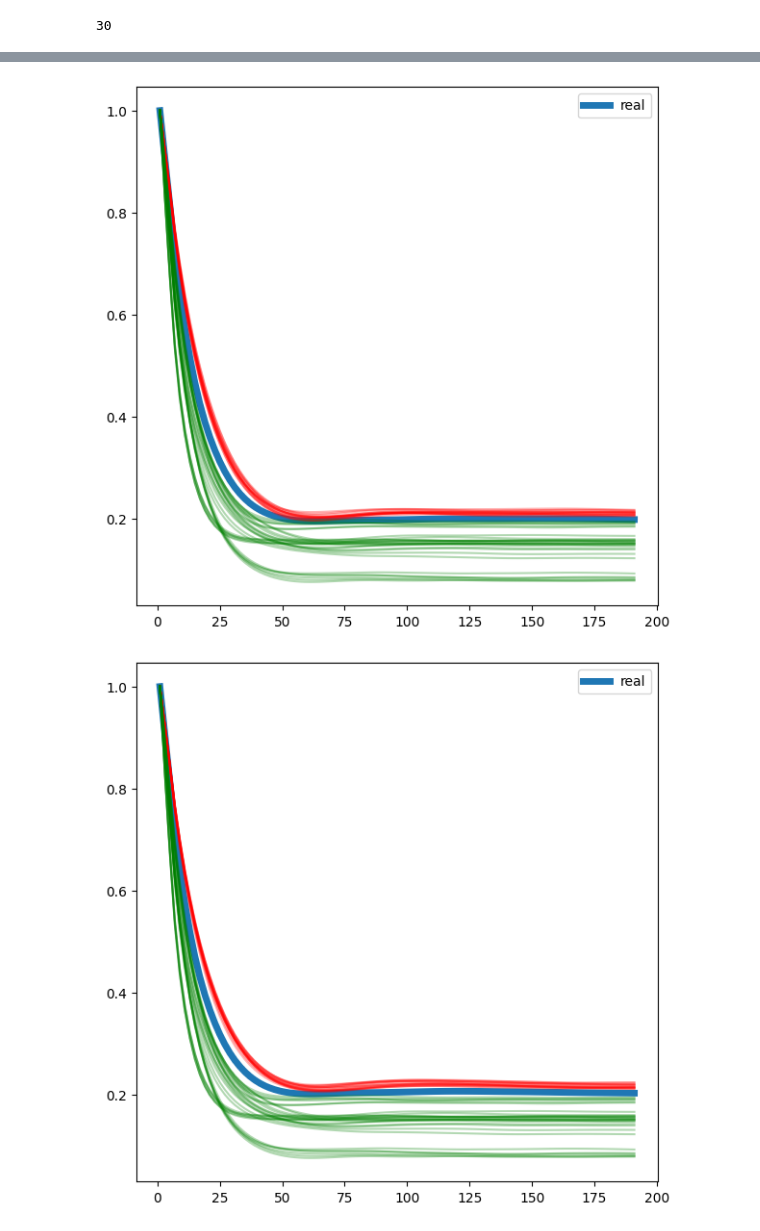
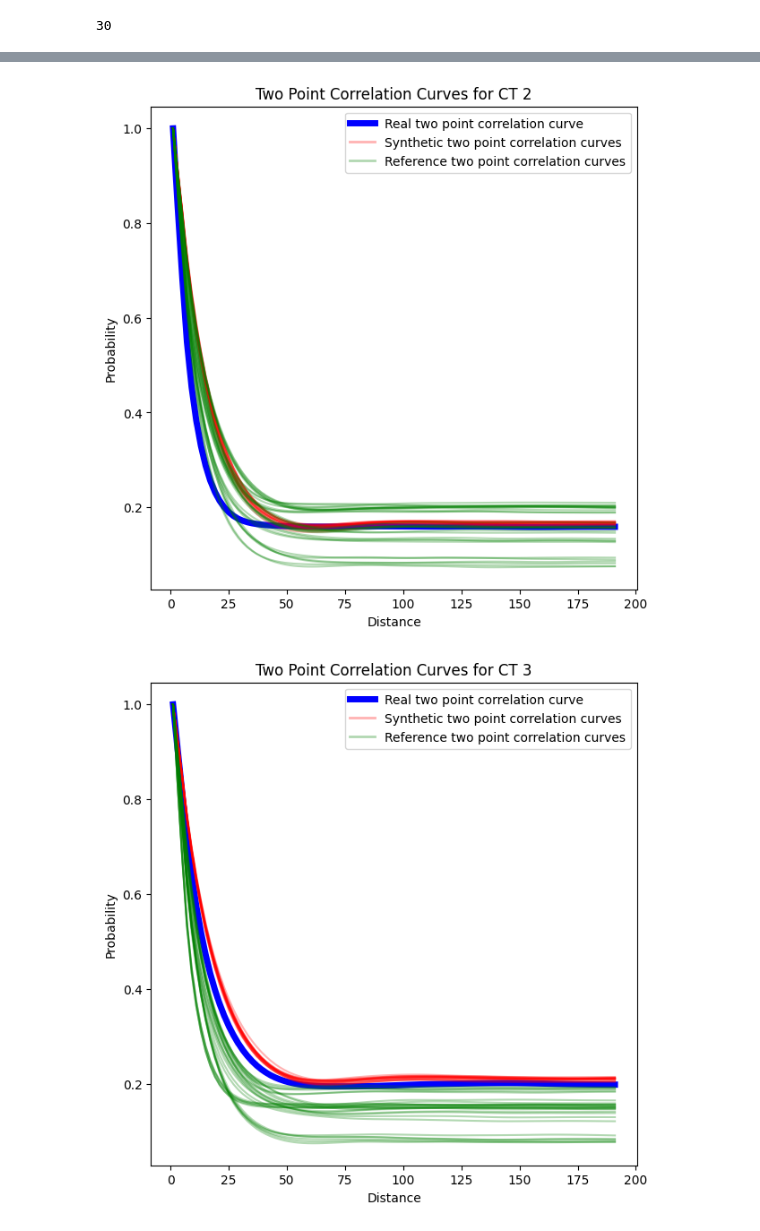
Before and after one commit to ZihanRen/poretransformer, a Jupyter notebook: lpu3dnet/post_process/visualize_2p.ipynb, the cells around one changed output, grey strips where cells are left out. Drawn from its saved outputs; the diff is of its cells as text; code cells hidden in the pictures.

Commit message:
modify figures output for papers writing - 0909

```diff
--- a/lpu3dnet/post_process/visualize_2p.ipynb
+++ b/lpu3dnet/post_process/visualize_2p.ipynb
@@ -13,7 +13,15 @@ len(twp_p_results[0]['compare'])
 # %% [output]
 30
 # %%
-for sample_idx in range(4):
+root_dir = 'db'
+volume_dim = 6
+sample_idx = 0
+
+for ct_idx in range(6):
+    with open(f'{root_dir}/sample_{ct_idx}/two_p_data_{volume_dim}.pickle', 'rb') as file:
+        # Deserialize the data from the file and assign it to a variable
+        twp_p_results = pickle.load(file)
+
     two_p = twp_p_results[sample_idx]
     num_pred = len(two_p['pred'])
     num_compare = len(two_p['compare'])
@@ -22,13 +30,28 @@ for sample_idx in range(4):
     compare = two_p['compare']
     real = two_p['real']
 
-    f = plt.figure(figsize=(7,7))
+    f = plt.figure(figsize=(7, 7))
 
-    plt.plot(real.distance,real.probability,label='real',linewidth=5)
+    # Plotting real data
+    plt.plot(real.distance, real.probability, label='Real', color='blue', linewidth=5)
+
+    # Plotting prediction data
     for i in range(num_pred):
-        plt.plot(pred[i].distance,pred[i].probability,c='r',alpha=0.3)
+        plt.plot(pred[i].distance, pred[i].probability, color='red', alpha=0.3, label='Prediction' if i == 0 else "")
+
+    # Plotting compare (reference) data
     for i in range(num_compare):
-        plt.plot(compare[i].distance,compare[i].probability,c='g',alpha=0.3)
+        plt.plot(compare[i].distance, compare[i].probability, color='green', alpha=0.3, label='Reference' if i == 0 else "")
 
-    plt.legend()
+    # Adding a manual legend
+    plt.legend(handles=[
+        plt.Line2D([0], [0], color='blue', linewidth=5, label='Real two point correlation curve'),
+        plt.Line2D([0], [0], color='red', alpha=0.3, linewidth=2, label='Synthetic two point correlation curves'),
+        plt.Line2D([0], [0], color='green', alpha=0.3, linewidth=2, label='Reference two point correlation curves')
+    ], loc='best')
+
+    plt.xlabel('Distance')
+    plt.ylabel('Probability')
+    plt.title(f'Two Point Correlation Curves for CT {ct_idx}')
+    plt.show()
 # %% [output]
@@ -37,2 +60,2 @@ for sample_idx in range(4):
-[figure, old version]
+[figure, new version]
-[figure, old version]
+[figure, new version]
```
Also changed, not shown: parts of 2 cells of this notebook, 1 other file.
